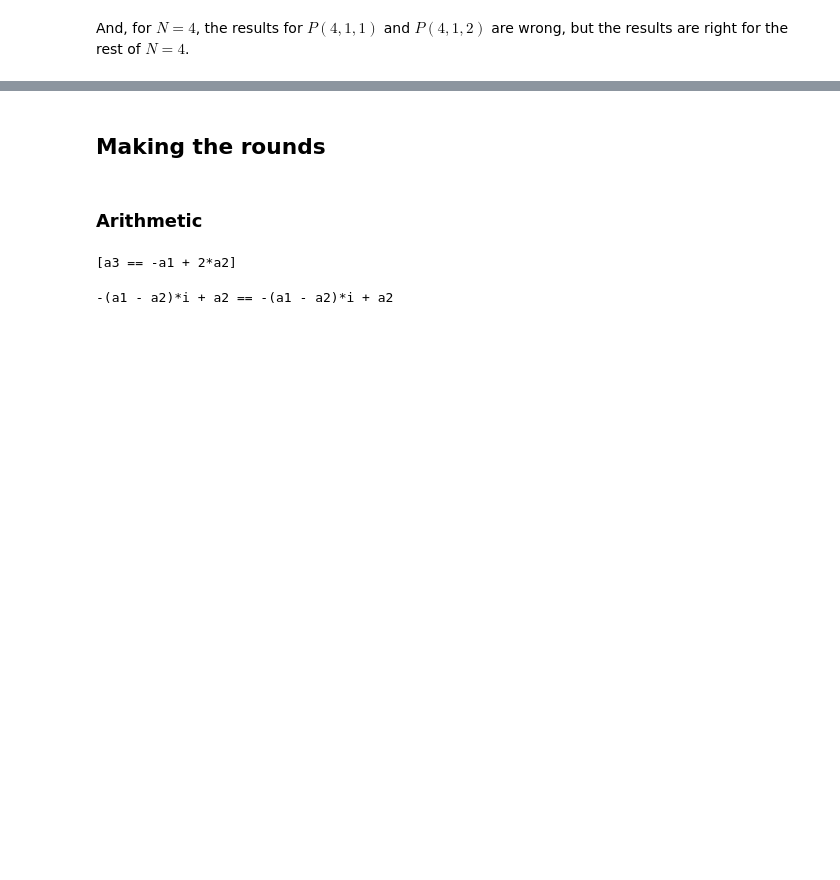
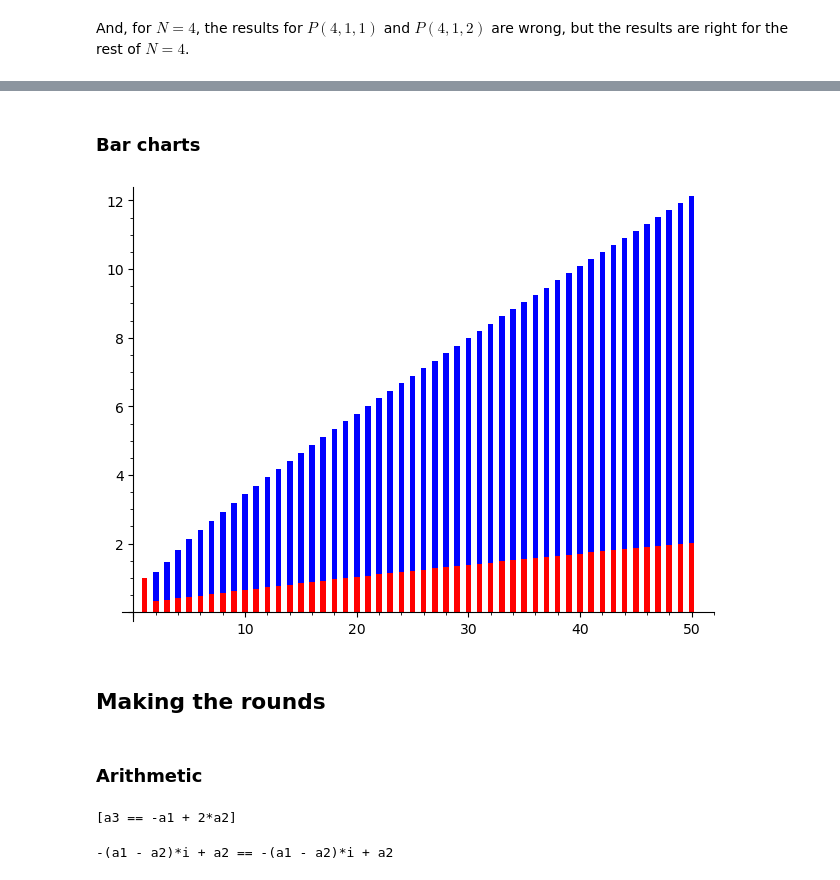
Before and after one commit to qpliu/sunday-puzzle, a Jupyter notebook: riddler/2024/20241004.ipynb, the cells around one changed output, grey strips where cells are left out. Drawn from its saved outputs; the diff is of its cells as text; code cells hidden in the pictures; blank space fills up the shorter version.

Commit message:
Add a bar chart to fiddler 20241004 extra credit.

```diff
--- a/riddler/2024/20241004.ipynb
+++ b/riddler/2024/20241004.ipynb
@@ -449,3 +449,6 @@ for n in [1..4]:
 # %% [markdown]
 And, for $N=4$, the results for $P(4,1,1)$ and $P(4,1,2)$ are wrong, but the results
 are right for the rest of $N=4$.
+# %%
+for n in [1..5]:
+    print([(P(5,n,k),P_symbolic(5,n,k).simplify()) for k in [1..6]])
@@ -451,0 +461,3 @@ are right for the rest of $N=4$.
+# %%
+for n in [1..6]:
+    print([(P(6,n,k),P_symbolic(6,n,k).simplify()) for k in [1..6]])
@@ -451,0 +471,3 @@ are right for the rest of $N=4$.
+# %%
+for n in [1..10]:
+    print([(P(10,n,k),P_symbolic(10,n,k).simplify()) for k in [1..6]])
@@ -452,3 +485,15 @@ are right for the rest of $N=4$.
+# %% [markdown]
+### Bar charts
+# %%
+def set_asides_first(N):
+    return sum([n*sum([P(N,n,k) for k in [1..6]]) for n in [1..N]])
+
+def set_asides_all(N):
+    return N/sum([(1+R(N-n).simplify())*sum([P(N,n,k) for k in [1..6]]) for n in [1..N]])
+# %%
+bar_chart([0]+[set_asides_first(N) for N in [1..50]]) + bar_chart([0]+[set_asides_all(N) for N in [1..50]],color='red')
+# %% [output]
+[figure, added]
 # %% [markdown]
 Making the rounds
 -----------------
```
Also changed, not shown: parts of 5 cells of this notebook.
